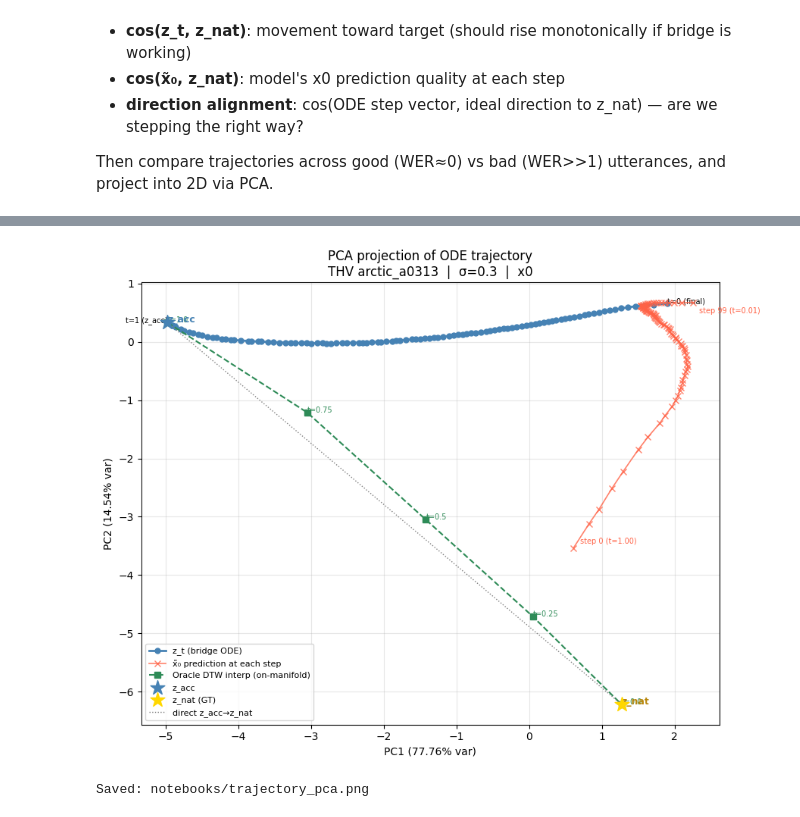
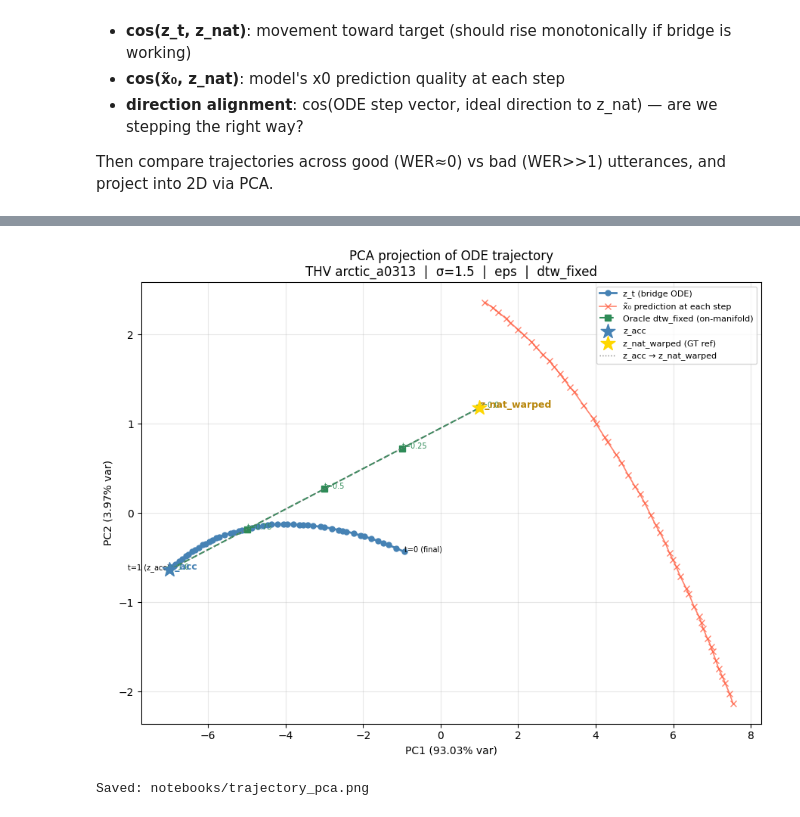
Before and after one commit to Tisya-V/accent-robust-asr, a Jupyter notebook: notebooks/bridge_diagnostic.ipynb, the cells around one changed output, grey strips where cells are left out. Saved outputs shown, nothing was run; the diff lists cells and outputs as text; code cells hidden in the pictures.

```diff
--- a/notebooks/bridge_diagnostic.ipynb
+++ b/notebooks/bridge_diagnostic.ipynb
@@ -741,9 +833,6 @@ Decoding 100 utterances - individual speakers + centroid ...
 KeyboardInterrupt:
 # %%
 from src.experiments.exp2_latent_diffusion_bridge.diffusion import bridge_inference
-
-cfg_bridge = json.loads((Path(BRIDGE_CKPT).parent / 'config.json').read_text())
-sigma_max_cfg = cfg_bridge['sigma_max']
 
 bridge_rows = []
 n_bridge = 0
@@ -759,24 +848,25 @@ for key, entries in sample[:n_eval * 3]:
     if isinstance(z_acc_u, dict): z_acc_u = z_acc_u['hidden_states']
     T_l2_u  = e0['l2_speech_end_frame']
     T_nat_u = e0['nat_speech_end_frame']
+    T_nat_inf_u = T_l2_u if not MODE['uses_predictor'] else T_nat_u
     z_acc_bf = z_acc_u.float().to(device=device, dtype=torch.bfloat16).unsqueeze(0)
     with torch.no_grad():
         z_hat = bridge_inference(
-            bridge, z_acc_bf, T_l2=T_l2_u, T_nat=T_nat_u,
-            n_steps=N_STEPS, sigma_max=sigma_max_cfg,
-            parameterization=bridge.parameterization,
+            bridge, z_acc_bf, T_l2=T_l2_u, T_nat=T_nat_inf_u,
+            n_steps=N_STEPS, sigma_max=SIGMA_MAX,
+            parameterization=PARAMETERIZATION,
         ).squeeze(0).float().cpu()
     bridge_rows.append(whisper_decode(z_hat))
     n_bridge += 1
 
-print(f'Bridge decoded {n_bridge} utterances (GT T_nat)\n')
+print(f'Bridge decoded {n_bridge} utterances\n')
 print(f'{"Source":>10}  {"WER":>7}')
 print('-' * 30)
 for label in ['CLB', 'SLT', 'RMS', 'centroid']:
     print(f'{label:>10}  {corpus_wer(refs[:n_bridge], rows[label][:n_bridge]):>7.3f}')
 print(f'{"bridge":>10}  {corpus_wer(refs[:n_bridge], bridge_rows):>7.3f}')
 
-print('\nSample predictions (first 5):')
+print('\nSample predictions (first 10):')
 for i in range(min(10, n_bridge)):
     print(f'  ref:      {refs[i]}')
     for label in ['CLB', 'SLT', 'RMS']:
@@ -1114,16 +1202,17 @@ Saved: notebooks/trajectory_multi.png
 from sklearn.decomposition import PCA
 import numpy as np
 
-B, L, D = z_acc_bf16.shape
-dtype    = z_acc_bf16.dtype
-inf_len  = max(T_l2, T_eng_hat) + 1
+# T_ref_sp set in s12_single; reuse as comparison window for PCA
+T_ref = T_ref_sp
+
+B, L, D    = z_acc_bf16.shape
+dtype      = z_acc_bf16.dtype
+inf_len    = max(T_l2, T_nat) + 1
 z_acc_crop = z_acc_bf16[:, :inf_len, :]
-t_sched    = torch.linspace(1.0, 0.0, 101, device=device, dtype=dtype)
+t_sched_pca = torch.linspace(1.0, 0.0, 101, device=device, dtype=dtype)
 
-is_cfm = bridge.parameterization == 'cfm'
-
-zt_means   = []   # z_t mean-speech vector at each step (incl. initial t=1)
-pred_means = []   # for cfm: next z_t after Euler step; for x0/eps: x0 prediction
+zt_means   = []
+pred_means = []
 
 z_t = z_acc_bf16.clone()
 z_t, _ = apply_mask(z_t, 1.0)
@@ -1131,90 +1220,82 @@ zt_means.append(z_t.squeeze(0).float().cpu()[:T_ref].mean(0).numpy())
 
 bridge.eval()
 with torch.no_grad():
-    for i in range(100):
-        t_cur  = t_sched[i]
-        t_next = t_sched[i + 1]
+    for i in range(50):
+        t_cur  = t_sched_pca[i]
+        t_next = t_sched_pca[i + 1]
         dt     = (t_cur - t_next).item()
         t_batch = torch.full((B,), t_cur, device=device, dtype=dtype)
 
         out_crop = bridge(z_t[:, :inf_len, :], t_batch, z_acc_crop)
 
-        if is_cfm:
+        if PARAMETERIZATION == 'cfm':
             z_hat_crop = z_t[:, :inf_len, :] - out_crop * dt
             z_hat_full = z_t.clone(); z_hat_full[:, :inf_len, :] = z_hat_crop
-        elif bridge.parameterization == 'x0':
-            z_hat_full = z_t.clone(); z_hat_full[:, :inf_len, :] = out_crop
-        else:  # eps
-            sigma_fwd = sigma_max * torch.sqrt(torch.clamp(t_cur, min=1e-5))
-            z_hat_crop = z_t[:, :inf_len, :] - sigma_fwd * out_crop
+        else:
+            z_hat_crop = recover_x0(z_t[:, :inf_len, :], out_crop, t_cur, SIGMA_MAX, PARAMETERIZATION)
             z_hat_full = z_t.clone(); z_hat_full[:, :inf_len, :] = z_hat_crop
 
         pred_means.append(z_hat_full.squeeze(0).float().cpu()[:T_ref].mean(0).numpy())
 
-        if i == 99:
+        if i == 49:
             break
 
-        if is_cfm:
+        if PARAMETERIZATION == 'cfm':
             z_t[:, :inf_len, :] = z_hat_crop
         else:
             z_t = (1 - t_next / t_cur) * z_hat_full + (t_next / t_cur) * z_t
         z_t, _ = apply_mask(z_t, t_next.item())
         zt_means.append(z_t.squeeze(0).float().cpu()[:T_ref].mean(0).numpy())
 
-# Oracle DTW interpolation points
-oracle_means = []
-for t_val in [1.0, 0.75, 0.5, 0.25, 0.0]:
-    z_interp, N_i = make_dtw_interp(t_val, path, z_acc, z_nat, T_l2, T_eng_gt)
-    oracle_means.append(z_interp[:min(N_i, T_ref)].mean(0).numpy())
+# Oracle interpolation points
+oracle_ts    = [1.0, 0.75, 0.5, 0.25, 0.0]
+oracle_means = [oracle(t)[0][:min(oracle(t)[1], T_ref)].mean(0).numpy() for t in oracle_ts]
 
 z_acc_mean = z_acc[:T_ref].mean(0).numpy()
-z_nat_mean = z_nat[:T_ref].mean(0).numpy()
+z_ref_mean = z_ref[:T_ref].mean(0).numpy()
 
-all_vecs = np.stack(zt_means + pred_means + oracle_means + [z_acc_mean, z_nat_mean])
+all_vecs = np.stack(zt_means + pred_means + oracle_means + [z_acc_mean, z_ref_mean])
 pca = PCA(n_components=2)
 all_2d = pca.fit_transform(all_vecs)
 print(f'PCA explained variance: {pca.explained_variance_ratio_[:2].sum():.3f}')
 
-n_zt   = len(zt_means)
-n_pred = len(pred_means)
-n_orac = len(oracle_means)
-
+n_zt, n_pred, n_orac = len(zt_means), len(pred_means), len(oracle_means)
 zt_2d     = all_2d[:n_zt]
 pred_2d   = all_2d[n_zt:n_zt + n_pred]
 oracle_2d = all_2d[n_zt + n_pred:n_zt + n_pred + n_orac]
 acc_2d    = all_2d[-2]
-nat_2d    = all_2d[-1]
+ref_2d    = all_2d[-1]
 
-pred_line_label = 'z_t−v·dt (next step)' if is_cfm else 'x̃₀ prediction at each step'
+pred_line_label = 'z_t−v·dt (next step)' if PARAMETERIZATION == 'cfm' else 'x̃₀ prediction at each step'
 
 fig, ax = plt.subplots(figsize=(9, 7))
 
-ax.plot(zt_2d[:, 0], zt_2d[:, 1], 'o-', color='steelblue', lw=2, ms=5, label='z_t (Euler trajectory)' if is_cfm else 'z_t (bridge ODE)')
+ax.plot(zt_2d[:, 0], zt_2d[:, 1], 'o-', color='steelblue', lw=2, ms=5,
+        label='z_t (bridge ODE)')
 ax.annotate('t=1 (z_acc)', zt_2d[0],  fontsize=7, ha='right')
 ax.annotate('t=0 (final)', zt_2d[-1], fontsize=7)
 
 ax.plot(pred_2d[:, 0], pred_2d[:, 1], 'x-', color='tomato', lw=1.2, ms=6,
         label=pred_line_label, zorder=5, alpha=0.8)
-ax.annotate(f'step 0 (t={t_sched[0].item():.2f})', pred_2d[0],  fontsize=7, color='tomato',
-            xytext=(6,  4),  textcoords='offset points')
-ax.annotate(f'step 99 (t={t_sched[99].item():.2f})', pred_2d[-1], fontsize=7, color='tomato',
-            xytext=(6, -10), textcoords='offset points')
 
 ax.plot(oracle_2d[:, 0], oracle_2d[:, 1], 's--', color='seagreen', lw=1.5, ms=6,
-        label='Oracle DTW interp (on-manifold)')
-for i, tv in enumerate([1.0, 0.75, 0.5, 0.25, 0.0]):
+        label=f'Oracle {ALIGNMENT} (on-manifold)')
+for i, tv in enumerate(oracle_ts):
     ax.annotate(f't={tv}', oracle_2d[i], fontsize=7, color='seagreen')
 
 ax.scatter(*acc_2d, marker='*', s=200, color='steelblue', zorder=6, label='z_acc')
-ax.scatter(*nat_2d, marker='*', s=200, color='gold',      zorder=6, label='z_nat (GT)')
-ax.annotate('z_acc', acc_2d, fontsize=9, fontweight='bold', color='steelblue')
-ax.annotate('z_nat', nat_2d, fontsize=9, fontweight='bold', color='darkgoldenrod')
-
-ax.plot([acc_2d[0], nat_2d[0]], [acc_2d[1], nat_2d[1]], ':', color='gray', lw=1, label='direct z_acc→z_nat')
+ax.scatter(*ref_2d, marker='*', s=200, color='gold',      zorder=6, label=f'{z_ref_label} (GT ref)')
+ax.annotate('z_acc',       acc_2d, fontsize=9, fontweight='bold', color='steelblue')
+ax.annotate(z_ref_label,   ref_2d, fontsize=9, fontweight='bold', color='darkgoldenrod')
+ax.plot([acc_2d[0], ref_2d[0]], [acc_2d[1], ref_2d[1]], ':', color='gray', lw=1,
+        label=f'z_acc → {z_ref_label}')
 
 ax.set_xlabel(f'PC1 ({pca.explained_variance_ratio_[0]:.2%} var)')
 ax.set_ylabel(f'PC2 ({pca.explained_variance_ratio_[1]:.2%} var)')
-ax.set_title(f'PCA projection of ODE trajectory\n{PAIR["l2_speaker"]} {PAIR["l2_utterance_id"]}  |  σ={sigma_max}  |  {bridge.parameterization}')
+ax.set_title(
+    f'PCA projection of ODE trajectory\n'
+    f'{PAIR["l2_speaker"]} {PAIR["l2_utterance_id"]}  |  '
+    f'\u03c3={SIGMA_MAX}  |  {PARAMETERIZATION}  |  {ALIGNMENT}')
 ax.legend(fontsize=8); ax.grid(alpha=0.3)
 plt.tight_layout()
 plt.savefig('notebooks/trajectory_pca.png', dpi=150, bbox_inches='tight')
@@ -1225,4 +1306,4 @@ PCA explained variance: 0.923
-[figure, old version]
+[figure, new version]
 Saved: notebooks/trajectory_pca.png
 # %%
 from sklearn.decomposition import PCA
```
Also changed, not shown: parts of 18 cells of this notebook, 23 other files.
